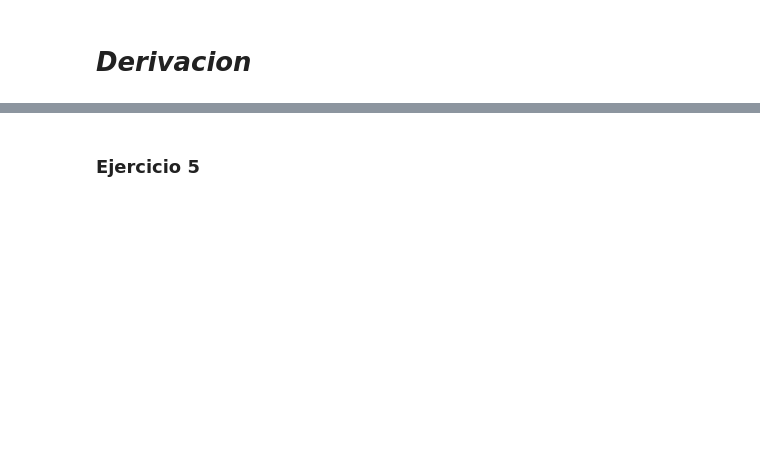
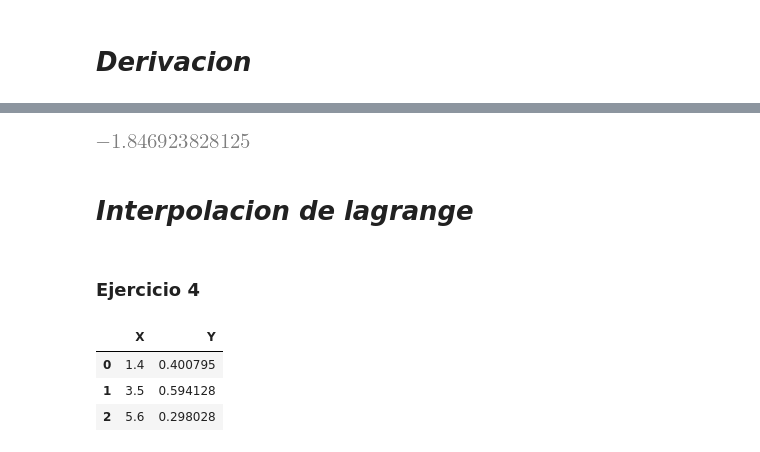
Before and after one commit to max197/FISI2526-MetCompCompl-202320, a Jupyter notebook: Ejercicios_sugeridos/parcial_1.ipynb, the cells around one changed output, grey strips where cells are left out. Drawn from its saved outputs; the diff is of its cells as text; code cells hidden in the pictures; blank space fills up the shorter version.

```diff
--- a/Ejercicios_sugeridos/parcial_1.ipynb
+++ b/Ejercicios_sugeridos/parcial_1.ipynb
@@ -46,2 +104,31 @@ plt.plot(x,error)
+# %%
+def biseccion(a,b,f):
+    if not f(a)*f(b)<0:
+        print("f(a) y f(b) deben tener signos opuestos")
+        return None
+    #error
+    e = 1e-2
+
+    centinela = True
+    while centinela:
+        c = (b+a)/2
+        if np.abs(f(c))<e:
+            raiz = c
+            centinela=False
+
+        if f(c)*f(a)<0:
+            b = c
+        else:
+            a = c
+
+    return raiz
+# %%
+a = -2
+b = -0.5
+biseccion(-2,-0.5, polinomio)
+# %% [output]
+[figure, added]
+# %% [markdown]
+# ***Interpolacion de lagrange***
 # %% [markdown]
-### Ejercicio 5
+### **Ejercicio 4**
@@ -47,0 +139,7 @@ plt.plot(x,error)
+# %%
+data
+# %% [output]
+|  | X | Y |
+| 0 | 1.4 | 0.400795 |
+| 1 | 3.5 | 0.594128 |
+| 2 | 5.6 | 0.298028 |
```
Also changed, not shown: parts of 34 cells of this notebook, 2 other files.
